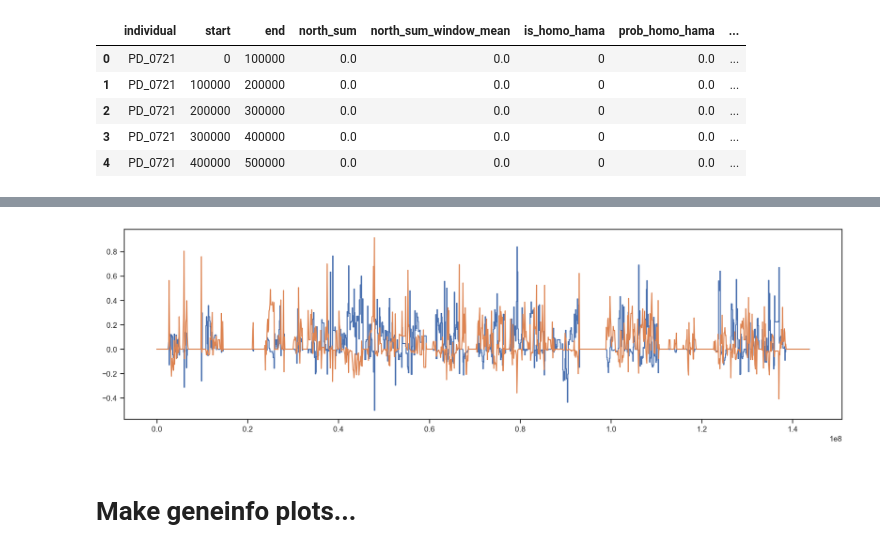
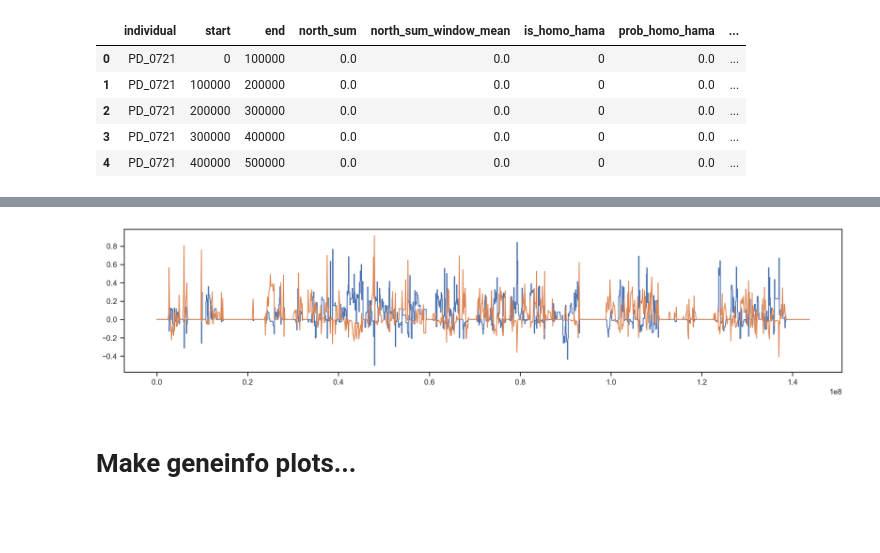
Before and after one commit to kaspermunch/bdmi-inference, a Jupyter notebook: notebooks/ancestry_homozygosity.ipynb, the cells around one changed output, grey strips where cells are left out. Saved outputs shown, nothing was run; the diff lists cells and outputs as text; code cells hidden in the pictures; blank space fills up the shorter version.

```diff
--- a/notebooks/ancestry_homozygosity.ipynb
+++ b/notebooks/ancestry_homozygosity.ipynb
@@ -134,21 +134,24 @@ plot_df.groupby('individual').mean()
 # %%
 def stairs(df, start='start', end='end', pos='pos', endtrim=0):
     "Turn a df with start, end into one with pos to plot as stairs"
     df1 = df.copy(deep=True)
     df2 = df.copy(deep=True)
     df1[pos] = df1[start]
     df2[pos] = df2[end] - endtrim
     return pd.concat([df1, df2]).sort_values([start, end])
 
 # fig, ax = plt.subplots(2, 1, figsize=(15, 7))
-fig, ax = plt.subplots(figsize=(15, 4))
+fig, ax = plt.subplots(figsize=(15, 3))
 _df = plot_df.groupby(['start', 'end'])[['is_homo_hama', 'prob_homo_hama', 'is_homo_olive',
-                                'prob_homo_olive', 'homo_hama_excess', 'homo_olive_excess']].mean().reset_index()
+                                'prob_homo_olive', 'homo_hama_excess', 'homo_olive_excess',
+                                        'north_sum_window_mean']].mean().reset_index()
+_df['north_sum_window_mean'] = _df.north_sum_window_mean / 100_000
 _df = stairs(_df)
-ax.plot(_df.pos, _df.homo_hama_excess)
-ax.plot(_df.start, _df.homo_olive_excess) ;
+# ax.plot(_df.start, _df.north_sum_window_mean, lw=1)
+ax.plot(_df.pos, _df.homo_hama_excess, lw=1)
+ax.plot(_df.start, _df.homo_olive_excess, lw=1) ;
 # %% [output]
-[figure, old version]
+[figure, new version]
 # %% [markdown]
 # Make geneinfo plots...
 # %% [markdown]
```
